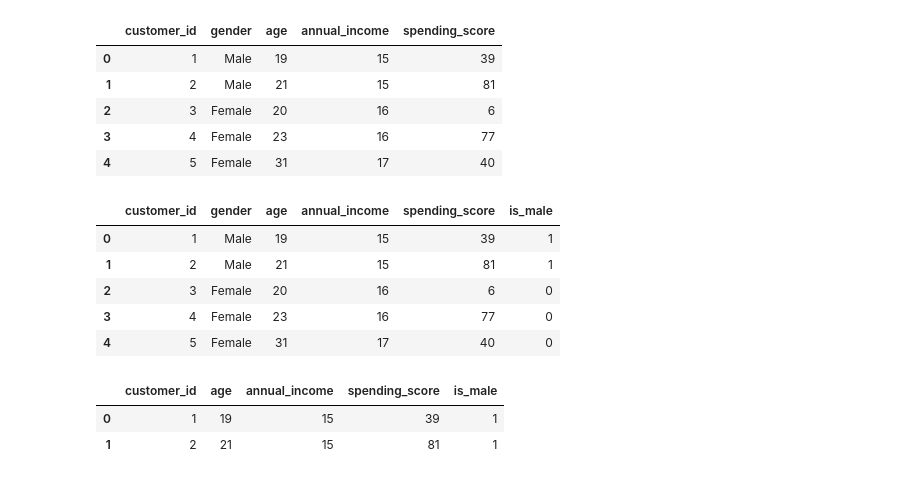
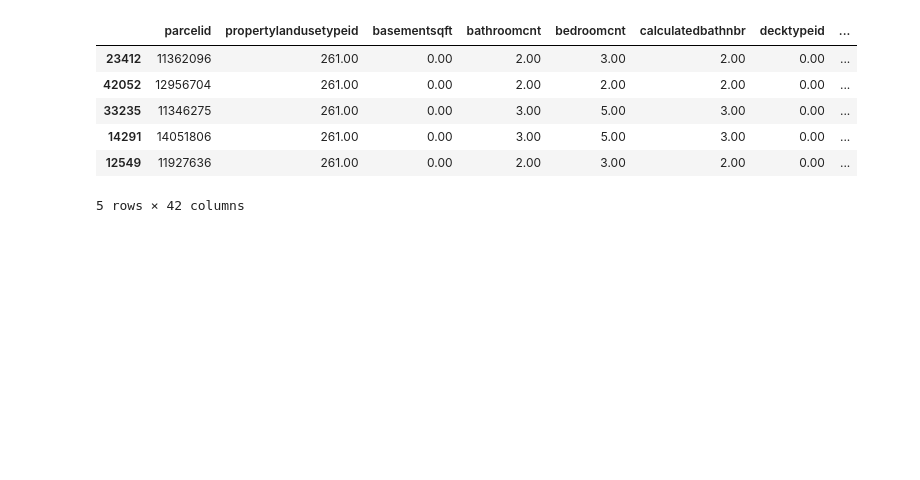
Before and after one commit to cristinalucin/clustering-exercises, a Jupyter notebook: explore_zillow.ipynb, the cells around one changed output. Drawn from its saved outputs; the diff is of its cells as text; code cells hidden in the pictures; blank space fills up the shorter version.

```diff
--- a/explore_zillow.ipynb
+++ b/explore_zillow.ipynb
@@ -27,3 +27,3 @@ import wrangle_mall as wm
 # %%
-#Get data
-mall_df = wm.acquire_mall_customers()
+#Get my data
+df = w.acquire_zillow()
@@ -29,0 +55,2 @@ mall_df = wm.acquire_mall_customers()
+# %%
+df = w.prepare_zillow(df)
@@ -30,9 +79,13 @@ mall_df = wm.acquire_mall_customers()
+# %%
+#Split the data
+train, validate, test = w.train_validate_test_split(df)
 # %%
-mall_df.head()
+train.head()
 # %% [output]
-|  | customer_id | gender | age | annual_income | spending_score |
-| 0 | 1 | Male | 19 | 15 | 39 |
-| 1 | 2 | Male | 21 | 15 | 81 |
-| 2 | 3 | Female | 20 | 16 | 6 |
-| 3 | 4 | Female | 23 | 16 | 77 |
-| 4 | 5 | Female | 31 | 17 | 40 |
+|  | parcelid | propertylandusetypeid | basementsqft | bathroomcnt | bedroomcnt | calculatedbathnbr | decktypeid | ... |
+| 23412 | 11362096 | 261.00 | 0.00 | 2.00 | 3.00 | 2.00 | 0.00 | ... |
+| 42052 | 12956704 | 261.00 | 0.00 | 2.00 | 2.00 | 2.00 | 0.00 | ... |
+| 33235 | 11346275 | 261.00 | 0.00 | 3.00 | 5.00 | 3.00 | 0.00 | ... |
+| 14291 | 14051806 | 261.00 | 0.00 | 3.00 | 5.00 | 3.00 | 0.00 | ... |
+| 12549 | 11927636 | 261.00 | 0.00 | 2.00 | 3.00 | 2.00 | 0.00 | ... |
+5 rows × 42 columns
@@ -41,9 +91,0 @@ mall_df['is_male'] = pd.get_dummies(mall_df['gender'], drop_first=True)['Male']
-# %%
-mall_df.head()
-# %% [output]
-|  | customer_id | gender | age | annual_income | spending_score | is_male |
-| 0 | 1 | Male | 19 | 15 | 39 | 1 |
-| 1 | 2 | Male | 21 | 15 | 81 | 1 |
-| 2 | 3 | Female | 20 | 16 | 6 | 0 |
-| 3 | 4 | Female | 23 | 16 | 77 | 0 |
-| 4 | 5 | Female | 31 | 17 | 40 | 0 |
@@ -53,6 +91,0 @@ mall_df = mall_df.drop(columns=['gender'])
-# %%
-mall_df.head(2)
-# %% [output]
-|  | customer_id | age | annual_income | spending_score | is_male |
-| 0 | 1 | 19 | 15 | 39 | 1 |
-| 1 | 2 | 21 | 15 | 81 | 1 |
```
Also changed, not shown: parts of 26 cells of this notebook, 2 other files.
